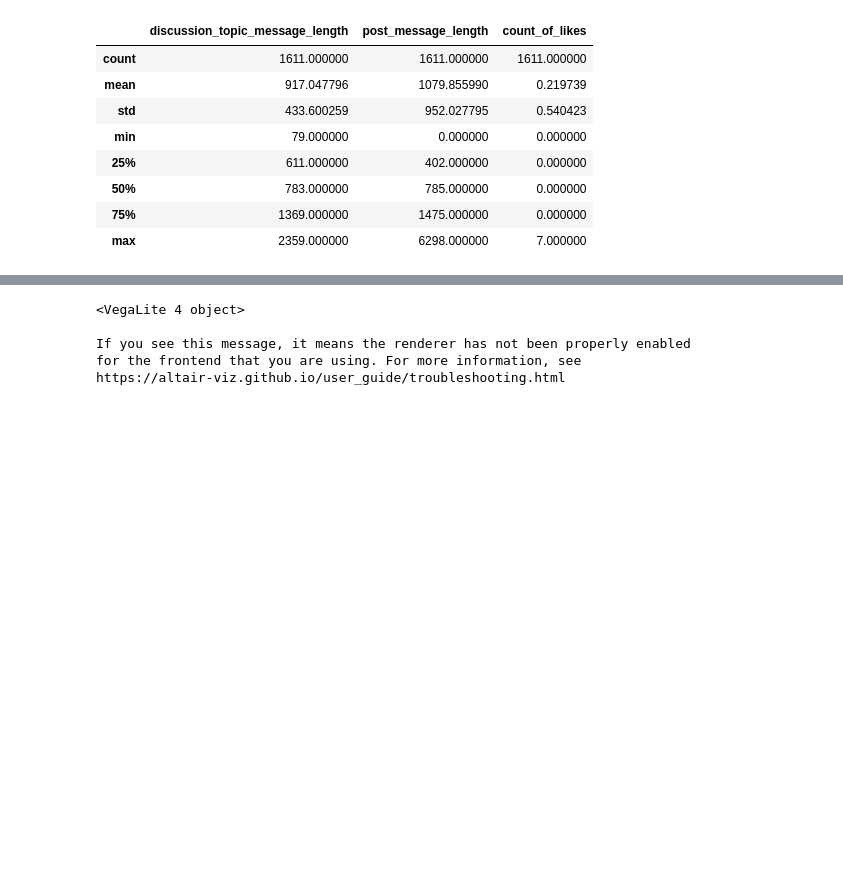
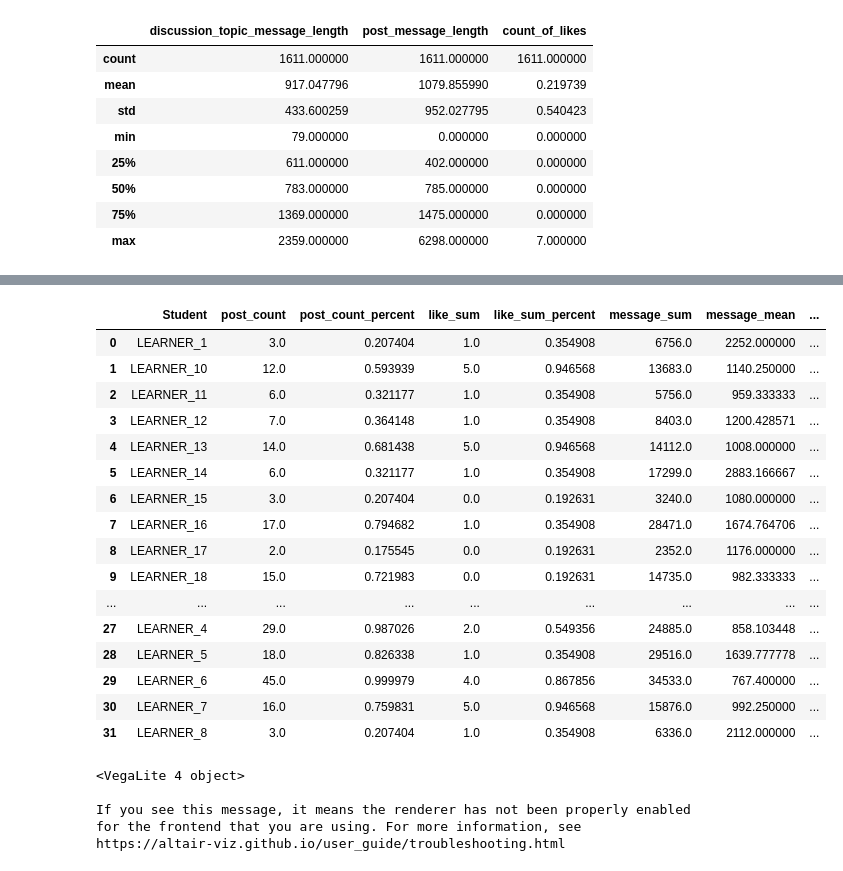
Before and after one commit to tieandrews/hack-la-2022, a Jupyter notebook: notebooks/1.0-jh_eda.ipynb, the cells around one changed output, grey strips where cells are left out. Cells and saved outputs as stored; diff of their text form; code cells hidden in the pictures; blank space fills up the shorter version.

```diff
--- a/notebooks/1.0-jh_eda.ipynb
+++ b/notebooks/1.0-jh_eda.ipynb
@@ -12,8 +12,8 @@ alt.renderers.enable('mimetype')
 # %% [output]
 RendererRegistry.enable('mimetype')
 # %%
-discussions = pd.read_csv(os.path.join(os.pardir, "data", "additional", "discussions.csv"))
-discussions.describe()
+disc_events = pd.read_csv(os.path.join(os.pardir, "data", "additional", "discussions.csv"))
+disc_events.describe()
 # %% [output]
 |  | discussion_topic_message_length | post_message_length | count_of_likes |
 | count | 1611.000000 | 1611.000000 | 1611.000000 |
@@ -94,0 +39,8 @@ disc_merged
+# %%
+disc_topics = pd.read_csv(os.path.join(os.pardir, "data", "additional", "discussion_topics.csv"))
+disc_topics = disc_topics[['id', 'title', 'todo_date_date']]
+
+
+disc_merged = pd.merge(disc_topics, disc_events, how = "outer", left_on = 'id', right_on = 'discussion_topic_id')
+
+disc_merged
@@ -115,6 +81,9 @@ module_discussions = module_items[['title', 'module_id', 'module_name']]
 
 disc_merged2 = pd.merge(disc_merged, module_discussions, how = 'left', on = 'title')
 
-full_table = pd.merge(disc_merged2, grade_merge, how = 'left', left_on = 'actor_id', right_on = 'Student')
+full_table = pd.merge(disc_merged2, grade_merge, how = 'inner', left_on = 'actor_id', right_on = 'Student')
+full_table['timestamp'] = pd.to_datetime(full_table['timestamp'])
+full_table['Current Score'] = full_table['Current Score'].astype(float)
+
 full_table.head()
 # %% [output]
@@ -128,3 +143,56 @@ full_table.head()
+# %%
+import datetime as dt
+
+
+
+def discussion_summary(session_df, start_date, end_date):
+
+    summary_df = session_df.copy(deep=True)
+
+    summary_df = summary_df[(summary_df.timestamp.dt.date > start_date) & (summary_df.timestamp.dt.date < end_date)]
+
+    post_count = summary_df.groupby('Student')['post_id'].count().rename('post_count')
+    like_sum = summary_df.groupby('Student')['count_of_likes'].sum().rename('like_sum')
+    message_sum = summary_df.groupby('Student')['post_message_length'].sum().rename('message_sum')
+    message_mean = summary_df.groupby('Student')['post_message_length'].mean().rename('message_mean')
+    course_grade = summary_df.groupby('Student')['Current Score'].mean().rename('current_score')
+
+    post_count_percent = pd.Series(scipy.stats.norm.cdf(post_count, np.mean(post_count), np.std(post_count)), index=post_count.index).rename('post_count_percent')
+    like_sum_percent = pd.Series(scipy.stats.norm.cdf(like_sum, np.mean(like_sum), np.std(like_sum)), index=like_sum.index ).rename('like_sum_percent')
+    message_sum_percent = pd.Series(scipy.stats.norm.cdf(message_sum, np.mean(message_sum), np.std(message_sum)), index=message_sum.index).rename('message_sum_percent')
+
+
+    results = pd.DataFrame(data =(post_count, post_count_percent, like_sum, like_sum_percent, message_sum, message_mean, message_sum_percent, course_grade)).T.reset_index()
+
+    return results
+
+start_date =  dt.date(2033, 2,25)
+end_date =  dt.date(2033, 3,25)
+
+discussion_summary(full_table, start_date, end_date)
+
+
+test_vis = discussion_summary(full_table, start_date, end_date)
+
+test_vis
+# %% [output]
+|  | Student | post_count | post_count_percent | like_sum | like_sum_percent | message_sum | message_mean | ... |
+| 0 | LEARNER_1 | 3.0 | 0.207404 | 1.0 | 0.354908 | 6756.0 | 2252.000000 | ... |
+| 1 | LEARNER_10 | 12.0 | 0.593939 | 5.0 | 0.946568 | 13683.0 | 1140.250000 | ... |
+| 2 | LEARNER_11 | 6.0 | 0.321177 | 1.0 | 0.354908 | 5756.0 | 959.333333 | ... |
+| 3 | LEARNER_12 | 7.0 | 0.364148 | 1.0 | 0.354908 | 8403.0 | 1200.428571 | ... |
+| 4 | LEARNER_13 | 14.0 | 0.681438 | 5.0 | 0.946568 | 14112.0 | 1008.000000 | ... |
+| 5 | LEARNER_14 | 6.0 | 0.321177 | 1.0 | 0.354908 | 17299.0 | 2883.166667 | ... |
+| 6 | LEARNER_15 | 3.0 | 0.207404 | 0.0 | 0.192631 | 3240.0 | 1080.000000 | ... |
+| 7 | LEARNER_16 | 17.0 | 0.794682 | 1.0 | 0.354908 | 28471.0 | 1674.764706 | ... |
+| 8 | LEARNER_17 | 2.0 | 0.175545 | 0.0 | 0.192631 | 2352.0 | 1176.000000 | ... |
+| 9 | LEARNER_18 | 15.0 | 0.721983 | 0.0 | 0.192631 | 14735.0 | 982.333333 | ... |
+| ... | ... | ... | ... | ... | ... | ... | ... | ... |
+| 27 | LEARNER_4 | 29.0 | 0.987026 | 2.0 | 0.549356 | 24885.0 | 858.103448 | ... |
+| 28 | LEARNER_5 | 18.0 | 0.826338 | 1.0 | 0.354908 | 29516.0 | 1639.777778 | ... |
+| 29 | LEARNER_6 | 45.0 | 0.999979 | 4.0 | 0.867856 | 34533.0 | 767.400000 | ... |
+| 30 | LEARNER_7 | 16.0 | 0.759831 | 5.0 | 0.946568 | 15876.0 | 992.250000 | ... |
+| 31 | LEARNER_8 | 3.0 | 0.207404 | 1.0 | 0.354908 | 6336.0 | 2112.000000 | ... |
 # %%
 # likes per learner
 
```
Also changed, not shown: parts of 13 cells of this notebook.
